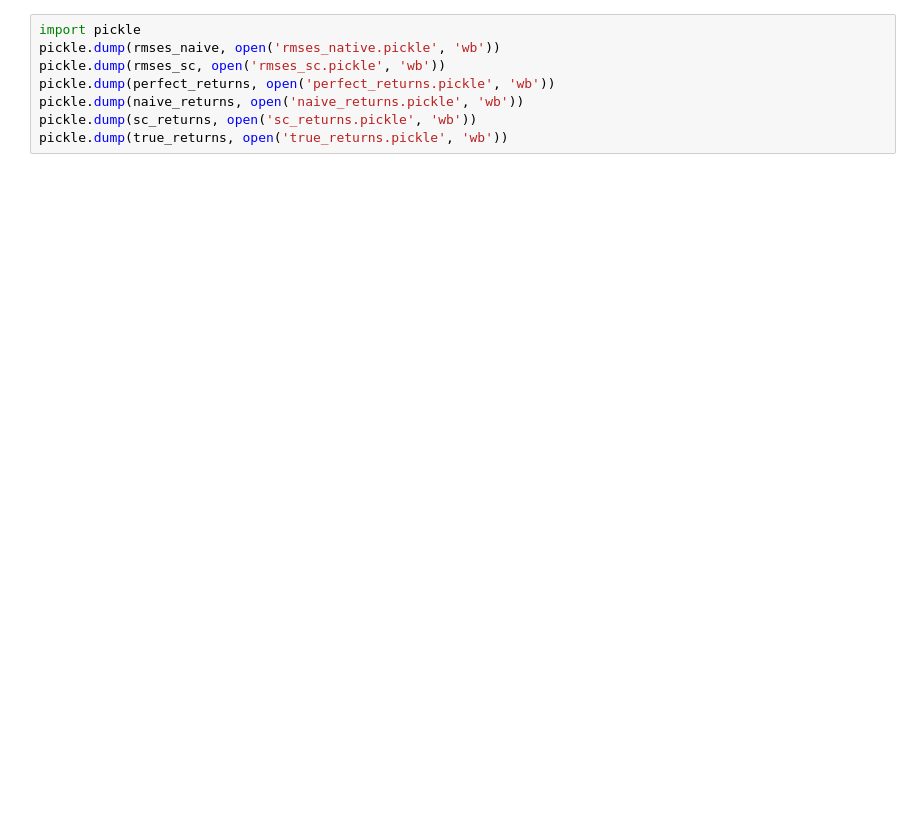
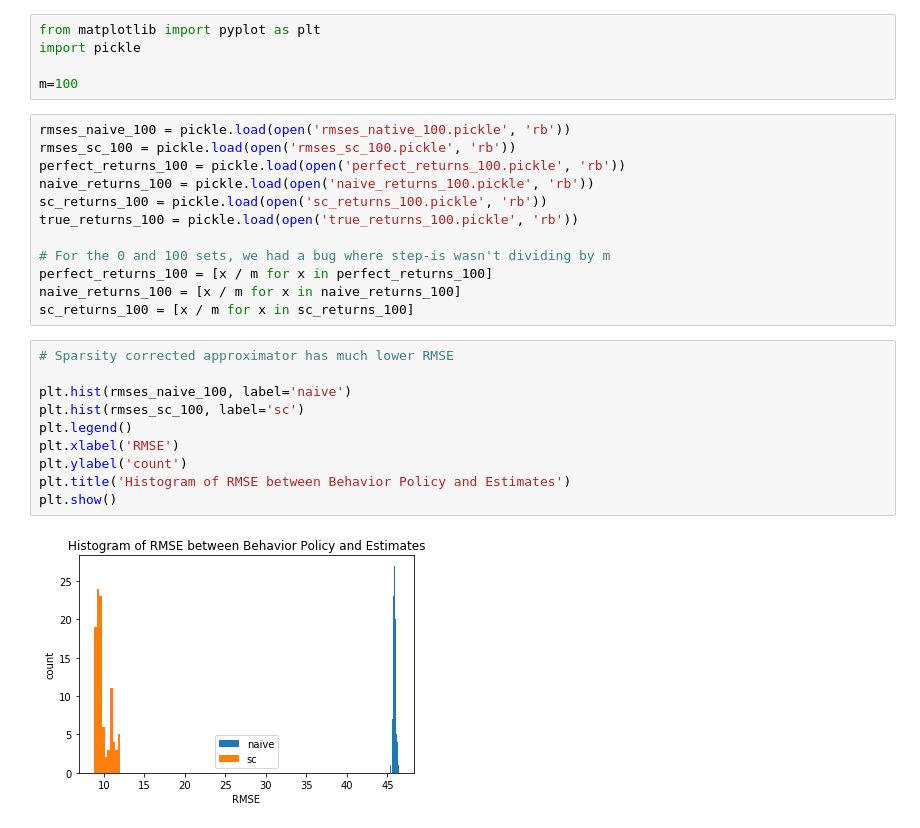
Before and after one commit to blepfo/RL-MDPs, a Jupyter notebook: Untitled.ipynb, the cells around one changed output. Saved outputs shown, nothing was run; the diff lists cells and outputs as text; blank space fills up the shorter version.

```diff
--- a/Untitled.ipynb
+++ b/Untitled.ipynb
@@ -130,8 +1,29 @@ for iteration in range(1000):
-# %%
-import pickle
-pickle.dump(rmses_naive, open('rmses_native.pickle', 'wb'))
-pickle.dump(rmses_sc, open('rmses_sc.pickle', 'wb'))
-pickle.dump(perfect_returns, open('perfect_returns.pickle', 'wb'))
-pickle.dump(naive_returns, open('naive_returns.pickle', 'wb'))
-pickle.dump(sc_returns, open('sc_returns.pickle', 'wb'))
-pickle.dump(true_returns, open('true_returns.pickle', 'wb'))
+# %%
+from matplotlib import pyplot as plt
+import pickle
+
+m=100
+# %%
+rmses_naive_100 = pickle.load(open('rmses_native_100.pickle', 'rb'))
+rmses_sc_100 = pickle.load(open('rmses_sc_100.pickle', 'rb'))
+perfect_returns_100 = pickle.load(open('perfect_returns_100.pickle', 'rb'))
+naive_returns_100 = pickle.load(open('naive_returns_100.pickle', 'rb'))
+sc_returns_100 = pickle.load(open('sc_returns_100.pickle', 'rb'))
+true_returns_100 = pickle.load(open('true_returns_100.pickle', 'rb'))
+
+# For the 0 and 100 sets, we had a bug where step-is wasn't dividing by m
+perfect_returns_100 = [x / m for x in perfect_returns_100]
+naive_returns_100 = [x / m for x in naive_returns_100]
+sc_returns_100 = [x / m for x in sc_returns_100]
+# %%
+# Sparsity corrected approximator has much lower RMSE
+
+plt.hist(rmses_naive_100, label='naive')
+plt.hist(rmses_sc_100, label='sc')
+plt.legend()
+plt.xlabel('RMSE')
+plt.ylabel('count')
+plt.title('Histogram of RMSE between Behavior Policy and Estimates')
+plt.show()
+# %% [output]
+[figure, added]
```
Also changed, not shown: parts of 11 cells of this notebook, 41 other files.
